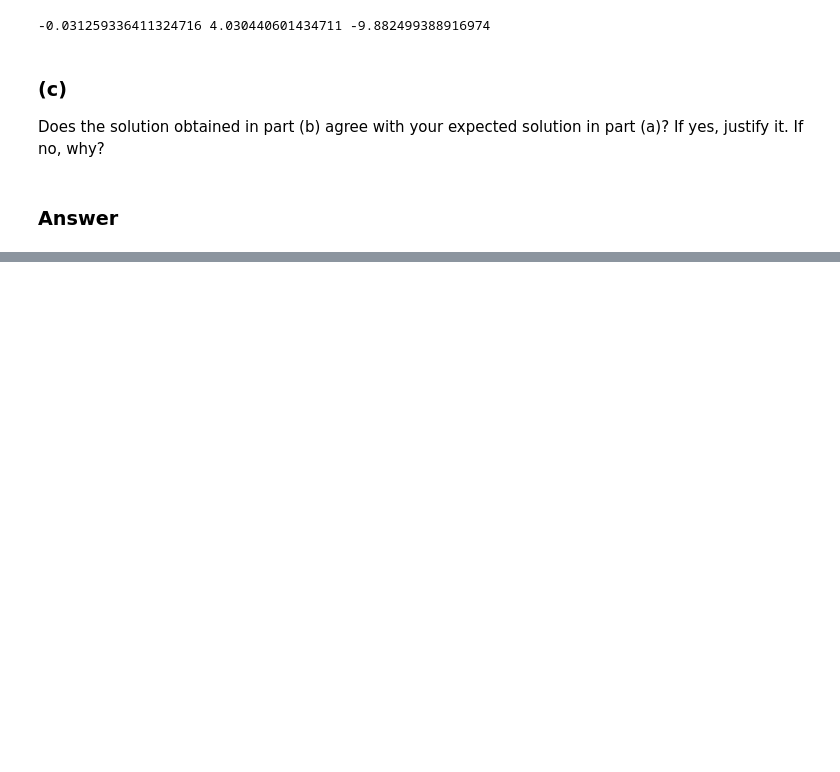
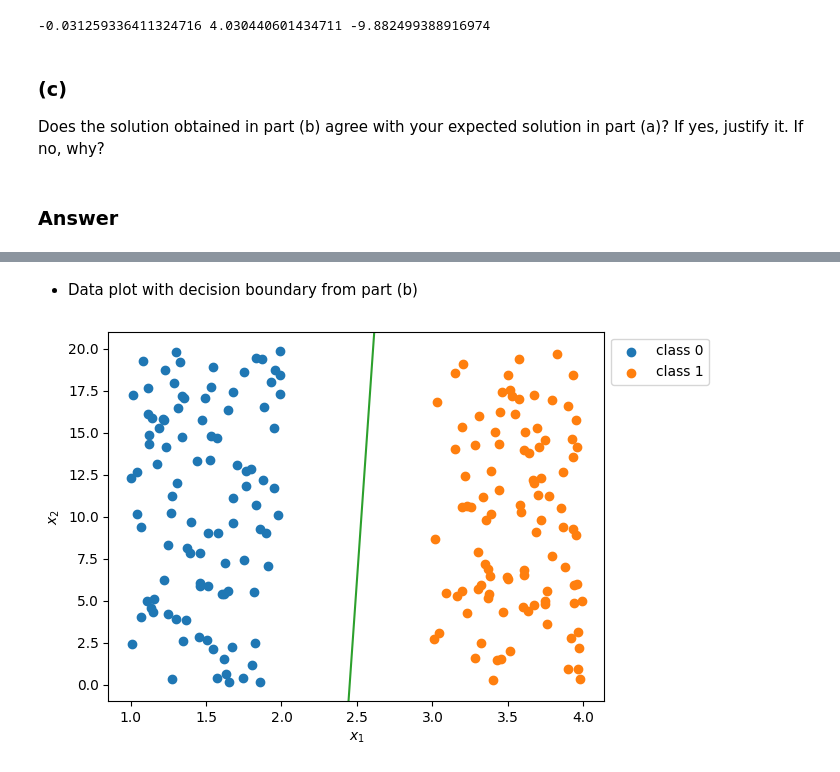
Before and after one commit to tieuandpepper/CHEE6397_HWs, a Jupyter notebook: HW1/hw1-Kevin_Tieu-1902070.ipynb, the cells around one changed output, grey strips where cells are left out. Cells and saved outputs as stored; diff of their text form; code cells hidden in the pictures; blank space fills up the shorter version.

```diff
--- a/HW1/hw1-Kevin_Tieu-1902070.ipynb
+++ b/HW1/hw1-Kevin_Tieu-1902070.ipynb
@@ -531,0 +546,6 @@ We can tell these two equation strongly resemble one another with $w_1 = 1$, $w_
+# %% [markdown]
+* Data plot with decision boundary from part (b)
+# %%
+plot_data(X, y, w0, w1, w2)
+# %% [output]
+[figure, added]
```
Also changed, not shown: parts of 5 cells of this notebook.
